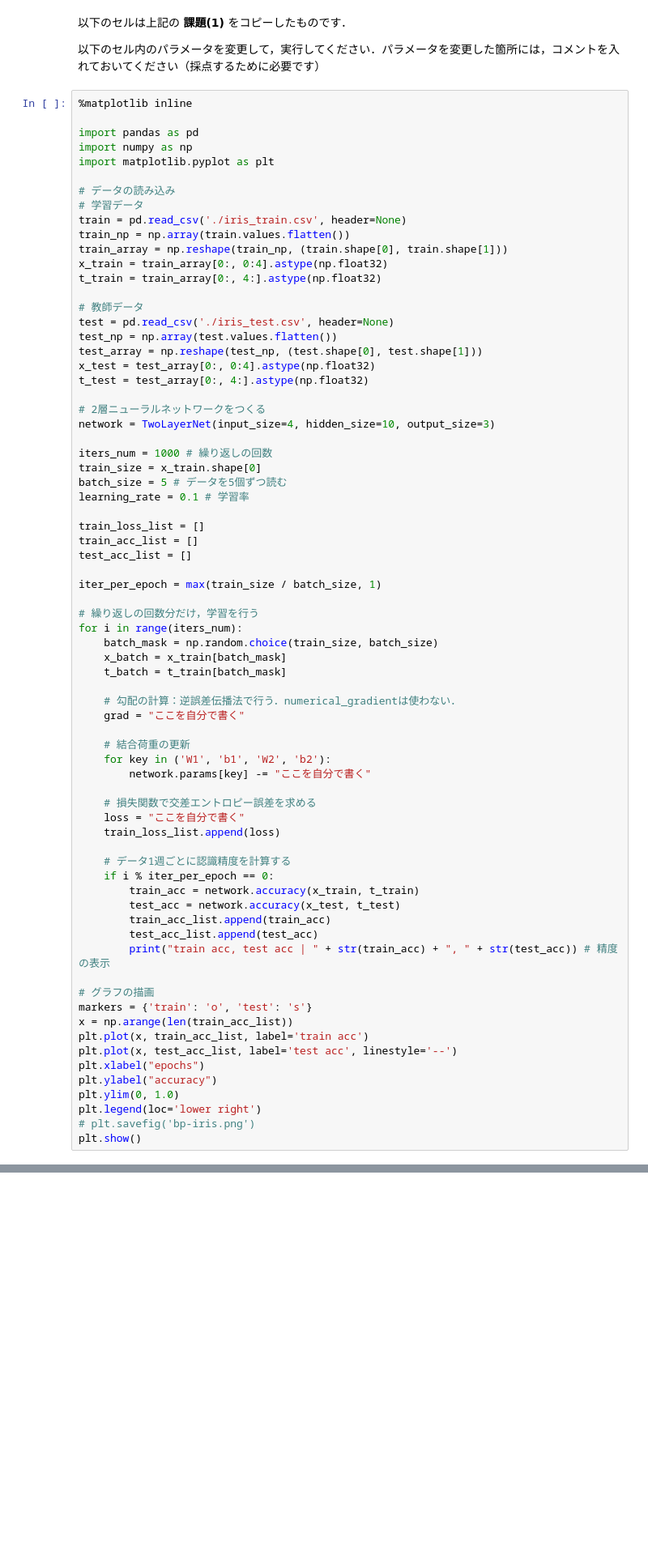
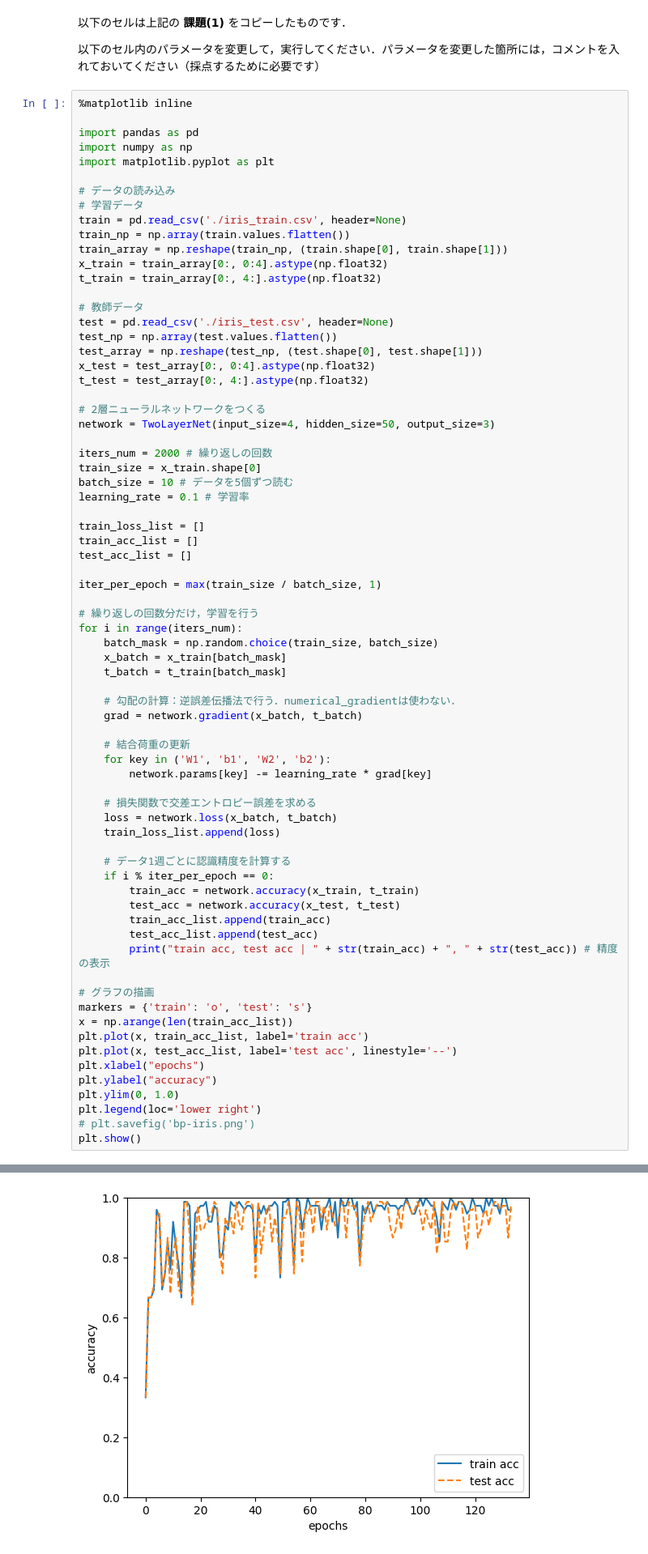
Before and after one commit to SorataBaka/kosen-5, a Jupyter notebook: soft-computing/kadai2/sc2025-backpropagation.ipynb, the cells around one changed output, grey strips where cells are left out. Shown: that part at 81% size. Cells and saved outputs as stored; diff of their text form; blank space fills up the shorter version.

```diff
--- a/soft-computing/kadai2/sc2025-backpropagation.ipynb
+++ b/soft-computing/kadai2/sc2025-backpropagation.ipynb
@@ -675,11 +692,11 @@ x_test = test_array[0:, 0:4].astype(np.float32)
 t_test = test_array[0:, 4:].astype(np.float32)
 
 # 2層ニューラルネットワークをつくる
-network = TwoLayerNet(input_size=4, hidden_size=10, output_size=3)
+network = TwoLayerNet(input_size=4, hidden_size=50, output_size=3)
 
-iters_num = 1000 # 繰り返しの回数
+iters_num = 2000 # 繰り返しの回数
 train_size = x_train.shape[0]
-batch_size = 5 # データを5個ずつ読む
+batch_size = 10 # データを5個ずつ読む
 learning_rate = 0.1 # 学習率
 
 train_loss_list = []
@@ -695,14 +712,14 @@ for i in range(iters_num):
     t_batch = t_train[batch_mask]
 
     # 勾配の計算：逆誤差伝播法で行う．numerical_gradientは使わない．
-    grad = "ここを自分で書く"
+    grad = network.gradient(x_batch, t_batch)
 
     # 結合荷重の更新
     for key in ('W1', 'b1', 'W2', 'b2'):
-        network.params[key] -= "ここを自分で書く"
+        network.params[key] -= learning_rate * grad[key]
 
     # 損失関数で交差エントロピー誤差を求める
-    loss = "ここを自分で書く"
+    loss = network.loss(x_batch, t_batch)
     train_loss_list.append(loss)
 
     # データ1週ごとに認識精度を計算する
@@ -724,3 +741,4 @@ plt.ylim(0, 1.0)
 plt.legend(loc='lower right')
 # plt.savefig('bp-iris.png')
 plt.show()
+# %% [output]
@@ -727,3 +762,4 @@ plt.show()
+[figure, added]
 # %% [markdown]
 ここまでで，逆誤差伝播法を用いた結合強度を学習するニューラルネットワークを実装できました．
 
```
Also changed, not shown: parts of 3 cells of this notebook, 6 other files.
